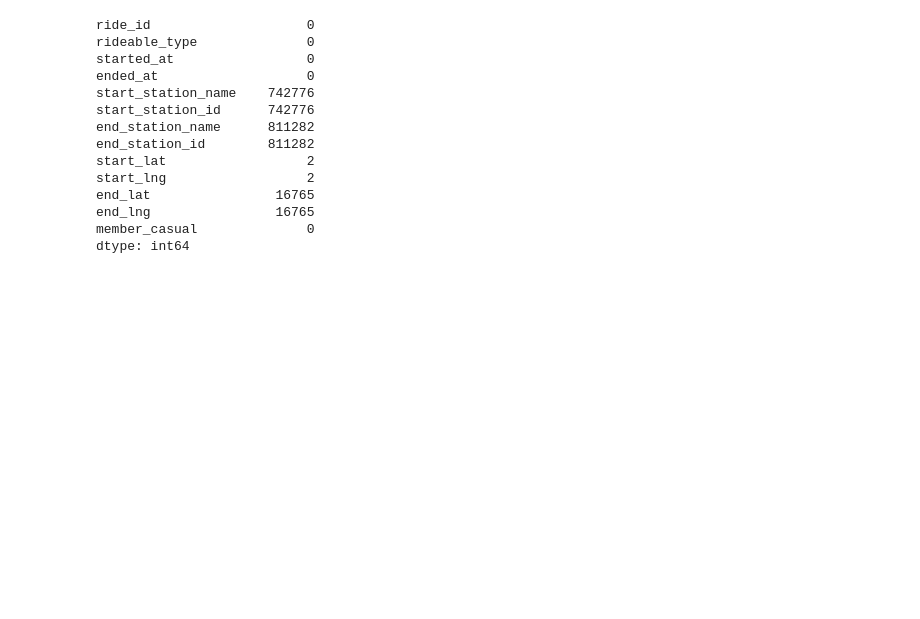
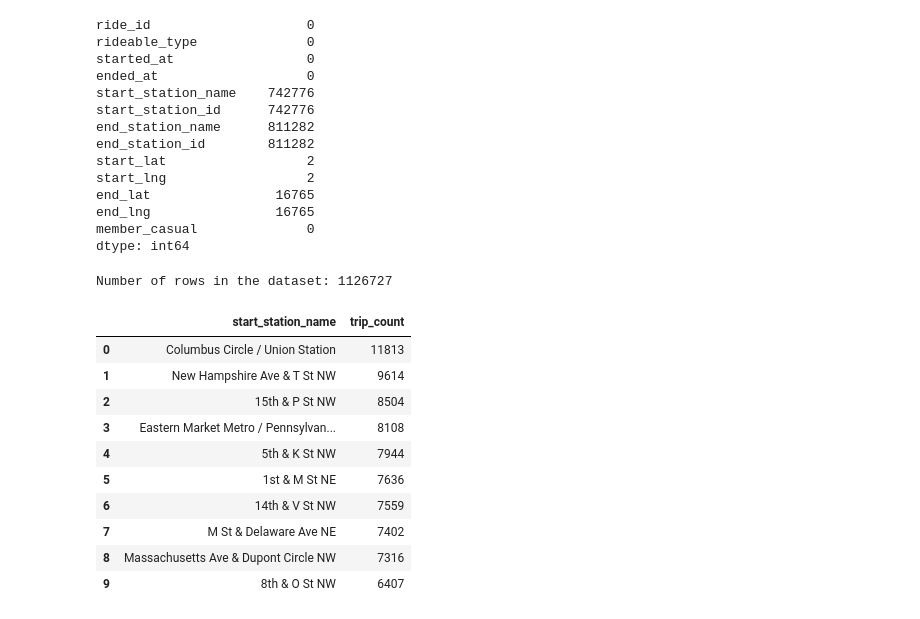
Before and after one commit to rakeshtparayil/capital_bike_share, a Jupyter notebook: capital_bike_share_EDA.ipynb, the cells around one changed output. Cells and saved outputs as stored; diff of their text form; code cells hidden in the pictures; blank space fills up the shorter version.

```diff
--- a/capital_bike_share_EDA.ipynb
+++ b/capital_bike_share_EDA.ipynb
@@ -109,3 +112,46 @@ end_lat                16765
 end_lng                16765
 member_casual              0
 dtype: int64
+# %%
+#create a new column for month year
+bike_master_clean['month_year'] = bike_master_clean['started_at'].dt.to_period('M')
+
+#create a new column for year
+bike_master_clean['year'] = bike_master_clean['started_at'].dt.year
+
+#create a new dataframe for the month june 2023 to december 2023
+bike_master_clean_2023 = bike_master_clean[(bike_master_clean['year'] == 2023) & (bike_master_clean['month_year'] >= '2023-10')]
+
+row_count = len(bike_master_clean_2023)
+print(f"Number of rows in the dataset: {row_count}")
+# %% [output]
+Number of rows in the dataset: 1126727
+# %%
+#find missing null values
+bike_master_clean_2023.isnull().sum()
+
+#drop missing values
+bike_master_clean_2023 = bike_master_clean_2023.dropna()
+# %%
+#get the top 10 stations with the highest number of trips using the start station name and ride id
+top_stations = (
+    bike_master_clean_2023
+    .groupby('start_station_name',observed=False)
+    .agg(trip_count=('ride_id', 'count'))
+    .nlargest(10, 'trip_count')
+    .reset_index()
+)
+
+top_stations
+# %% [output]
+|  | start_station_name | trip_count |
+| 0 | Columbus Circle / Union Station | 11813 |
+| 1 | New Hampshire Ave & T St NW | 9614 |
+| 2 | 15th & P St NW | 8504 |
+| 3 | Eastern Market Metro / Pennsylvan... | 8108 |
+| 4 | 5th & K St NW | 7944 |
+| 5 | 1st & M St NE | 7636 |
+| 6 | 14th & V St NW | 7559 |
+| 7 | M St & Delaware Ave NE | 7402 |
+| 8 | Massachusetts Ave & Dupont Circle NW | 7316 |
+| 9 | 8th & O St NW | 6407 |
```
Also changed, not shown: parts of 3 cells of this notebook.
